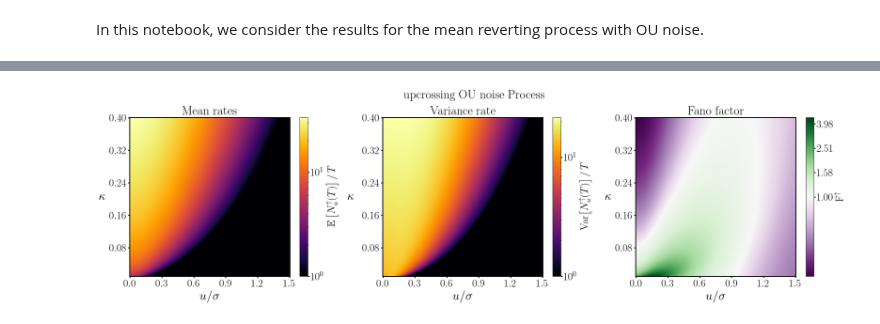
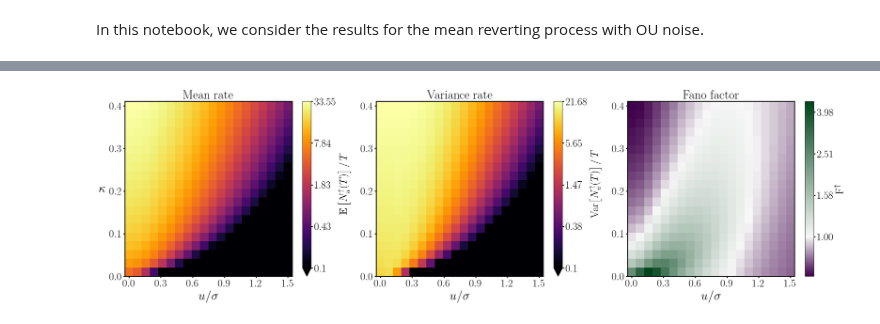
Before and after one commit to shivangrawat/gaussian-crossings, a Jupyter notebook: examples/OU_noise/OU_noise.ipynb, the cells around one changed output, grey strips where cells are left out. Cells and saved outputs as stored; diff of their text form; code cells hidden in the pictures.

Commit message:
made plotting changes to phase diagrams

```diff
--- a/examples/OU_noise/OU_noise.ipynb
+++ b/examples/OU_noise/OU_noise.ipynb
@@ -48,10 +50,10 @@ T = 100.0    # Total simulation time (e.g., 10 time units)
 tau_f = 0.003   # Correlation decay parameter, 3ms
 sigma = 1.0 # Standard deviation (amplitude) of the process
 # %%
-num_points_kappa = 250
+num_points_kappa = 20
 kappa = torch.linspace(0.01, 0.4, num_points_kappa)
 
-num_points_psi = 250
+num_points_psi = 20
 psi = torch.linspace(0.0, 1.5, num_points_psi)
 
 mean_rates = torch.zeros(num_points_kappa, num_points_psi)
@@ -162,9 +162,33 @@ log_max = fano_log_np.max()
 
 # Select Colormap and Normalization based on range
 if spans_one:
-    print("Info: Fano factor spans 1. Using diverging colormap.")
-    cmap_fano = cmap_diverging
-    norm_fano = mcolors.TwoSlopeNorm(vmin=log_min, vcenter=0, vmax=log_max) # Centered at log10(1)=0
+    print("Info: Fano factor spans 1. Using custom asymmetric diverging colormap.")
+    if (log_max - log_min) == 0:
+        p_val = 0.5
+    else:
+        p_val = (0 - log_min) / (log_max - log_min)
+    p_val = np.clip(p_val, 1e-6, 1.0 - 1e-6)
+
+    base_cmap_name = cmap_diverging
+    base_cmap_obj = plt.get_cmap(base_cmap_name)
+
+    # Define the colors at the key points from the base diverging map
+    color_for_log_min = base_cmap_obj(0.0)    # Color at the start (e.g., dark green)
+    color_for_one = base_cmap_obj(0.5)        # Neutral color (e.g., white)
+    color_for_log_max = base_cmap_obj(1.0)   # Color at the end (e.g., dark purple)
+
+    segmented_colors = [
+        (0.0, color_for_log_min),
+        (p_val, color_for_one),
+        (1.0, color_for_log_max)
+    ]
+
+    cmap_fano = mcolors.LinearSegmentedColormap.from_list(
+        "custom_fano_cmap", segmented_colors
+    )
+
+    # The normalization is now a simple linear scaling over the full data range
+    norm_fano = mcolors.Normalize(vmin=log_min, vmax=log_max)
 else:
     if fano_max <= 1.0:
         print("Info: Max Fano factor <= 1. Using sequential colormap (below).")
@@ -181,25 +205,33 @@ else:
 fig, axes = plt.subplots(1, 3, figsize=(24, 7))
 
 # ---- Left subplot: Mean Rates ----
-epsilon = 1.0 # Keep epsilon threshold
+epsilon = 0.1 # Keep epsilon threshold
 # Use torch.clip as in reference code
 adjusted_mean_rates = torch.clip(mean_rates, epsilon, None)
 # Use mcolors.LogNorm as in reference code
-log_norm = mcolors.LogNorm(vmin=epsilon, vmax=adjusted_mean_rates.max()) # Use max from tensor
+
+
+log_norm = mcolors.LogNorm(vmin=epsilon, vmax=adjusted_mean_rates.max())
 
 # Note: pcolormesh expects X, Y, C. Here X=psi, Y=kappa
-pc0 = axes[0].pcolormesh(psi, kappa, adjusted_mean_rates, shading='auto', # Use tensors directly
+pc0 = axes[0].pcolormesh(psi, kappa, adjusted_mean_rates, shading='auto',
                          cmap=cmap_mean, norm=log_norm)
-cbar0 = fig.colorbar(pc0, ax=axes[0])
-# Apply new styling (from reference code)
+cbar0 = fig.colorbar(pc0, ax=axes[0], extend='min')
 cbar0.set_label(mean_label, fontsize=tick_label_fontsize)
 cbar0.ax.tick_params(labelsize=tick_label_fontsize, width=tick_line_width)
+
+tick_vals = np.geomspace(epsilon, adjusted_mean_rates.max().item(), 5)
+cbar0.set_ticks(tick_vals)
+clean_fmt = lambda v: f"{v:.2f}".rstrip("0").rstrip(".")
+cbar0.ax.minorticks_off()
+cbar0.set_ticklabels([clean_fmt(v) for v in tick_vals])
+
 
 # Apply new styling (from reference code)
 axes[0].set_xlabel(r'$u/\sigma$', fontsize=axis_label_fontsize)
 # Updated y-axis label for kappa
 axes[0].set_ylabel(r'$\kappa$', fontsize=axis_label_fontsize, rotation=0, va='center', labelpad=15) # Adjusted padding
-axes[0].set_title('Mean rates', fontsize=axis_label_fontsize)
+axes[0].set_title('Mean rate', fontsize=axis_label_fontsize)
 
 # Apply new tick locator and styling (from reference code)
 axes[0].xaxis.set_major_locator(plt.MaxNLocator(num_x_ticks))
@@ -211,18 +243,25 @@ for spine in axes[0].spines.values():
     spine.set_linewidth(spine_line_width)
 
 # ------------- Middle subplot: Variance -------------
-epsilon = 1.0
+epsilon = 0.1
 adjusted_variance = torch.clip(variance, epsilon, None)
 log_norm_var = mcolors.LogNorm(vmin=epsilon, vmax=adjusted_variance.max())
 
 pc1 = axes[1].pcolormesh(psi, kappa, adjusted_variance, shading='auto',
                          cmap=cmap_variance, norm=log_norm_var)
-cbar1 = fig.colorbar(pc1, ax=axes[1])
+
+cbar1 = fig.colorbar(pc1, ax=axes[1], extend='min')
 cbar1.set_label(variance_label, fontsize=tick_label_fontsize)
 cbar1.ax.tick_params(labelsize=tick_label_fontsize, width=tick_line_width)
 
+tick_vals = np.geomspace(epsilon, adjusted_variance.max().item(), 5)
+cbar1.set_ticks(tick_vals)
+cbar1.ax.minorticks_off()
+clean_fmt = lambda v: f"{v:.2f}".rstrip("0").rstrip(".")
+cbar1.set_ticklabels([clean_fmt(v) for v in tick_vals])
+
 axes[1].set_xlabel(r'$u/\sigma$', fontsize=axis_label_fontsize)
-axes[1].set_ylabel(r'$\kappa$', fontsize=axis_label_fontsize, rotation=0, va='center', labelpad=25)
+# axes[1].set_ylabel(r'$\kappa$', fontsize=axis_label_fontsize, rotation=0, va='center', labelpad=25)
 axes[1].set_title('Variance rate', fontsize=axis_label_fontsize)
 
 axes[1].xaxis.set_major_locator(plt.MaxNLocator(num_x_ticks))
@@ -238,21 +277,22 @@ for spine in axes[1].spines.values():
 # Ensure correct axes: X=psi, Y=kappa
 pc2 = axes[2].pcolormesh(psi, kappa, fano_log_np, shading='auto', # Use numpy array for C
                          cmap=cmap_fano, norm=norm_fano)
+
+# default matplotlib ticks
 cbar2 = fig.colorbar(pc2, ax=axes[2])
-# Apply new styling (from reference code)
-cbar2.set_label(fano_label, fontsize=tick_label_fontsize) # Use defined fano_label
+cbar2.set_label(fano_label, fontsize=tick_label_fontsize)
 cbar2.ax.tick_params(labelsize=tick_label_fontsize, width=tick_line_width)
 
-# Keep original log tick formatter (from reference code)
-def log_tick_formatter(x, pos):
-    return f"{10**x:.2f}"
-cbar2.formatter = mticker.FuncFormatter(log_tick_formatter)
+tick_locs_fano = mticker.MaxNLocator(nbins=5).tick_values(log_min, log_max)
+cbar2.locator = FixedLocator(tick_locs_fano)
+
+cbar2.formatter = mticker.FuncFormatter(lambda x, pos: f"{10**x:.2f}")
 cbar2.update_ticks()
 
 # Apply new styling (from reference code)
 axes[2].set_xlabel(r'$u/\sigma$', fontsize=axis_label_fontsize)
 # Updated y-axis label for kappa
-axes[2].set_ylabel(r'$\kappa$', fontsize=axis_label_fontsize, rotation=0, va='center', labelpad=15) # Adjusted padding
+# axes[2].set_ylabel(r'$\kappa$', fontsize=axis_label_fontsize, rotation=0, va='center', labelpad=15) # Adjusted padding
 axes[2].set_title("Fano factor", fontsize=axis_label_fontsize) # Use defined fano_label
 
 # Apply new tick locator and styling (from reference code)
@@ -265,7 +305,7 @@ for spine in axes[2].spines.values():
     spine.set_linewidth(spine_line_width)
 
 # Apply new font size to suptitle and keep process name
-fig.suptitle(f"{crossing_type} OU noise Process", fontsize=axis_label_fontsize)
+# fig.suptitle(f"{crossing_type} OU noise Process", fontsize=axis_label_fontsize)
 
 plt.tight_layout()
 
@@ -277,9 +317,9 @@ file_name = f'phase_diagram_{crossing_type}'
 file_save_path = os.path.join(folder_loc, file_name)
 
 print(f"Saving figures to: {file_save_path}")
-plt.savefig(f'{file_save_path}.png', bbox_inches='tight', dpi=300)
-plt.savefig(f'{file_save_path}.svg', format='svg', bbox_inches='tight', dpi=300)
-plt.savefig(f'{file_save_path}.eps', format='eps', bbox_inches='tight', dpi=300)
+# plt.savefig(f'{file_save_path}.png', bbox_inches='tight', dpi=300)
+# plt.savefig(f'{file_save_path}.svg', format='svg', bbox_inches='tight', dpi=300)
+# plt.savefig(f'{file_save_path}.eps', format='eps', bbox_inches='tight', dpi=300)
 
 plt.show()
 # %% [output]
@@ -287,2 +327,2 @@ Info: Fano factor spans 1. Using diverging colormap.
 Saving figures to: ../../figures/OU_noise/phase_diagram_upcrossing
-[figure, old version]
+[figure, new version]
```
Also changed, not shown: parts of 5 cells of this notebook, 3 other files.
